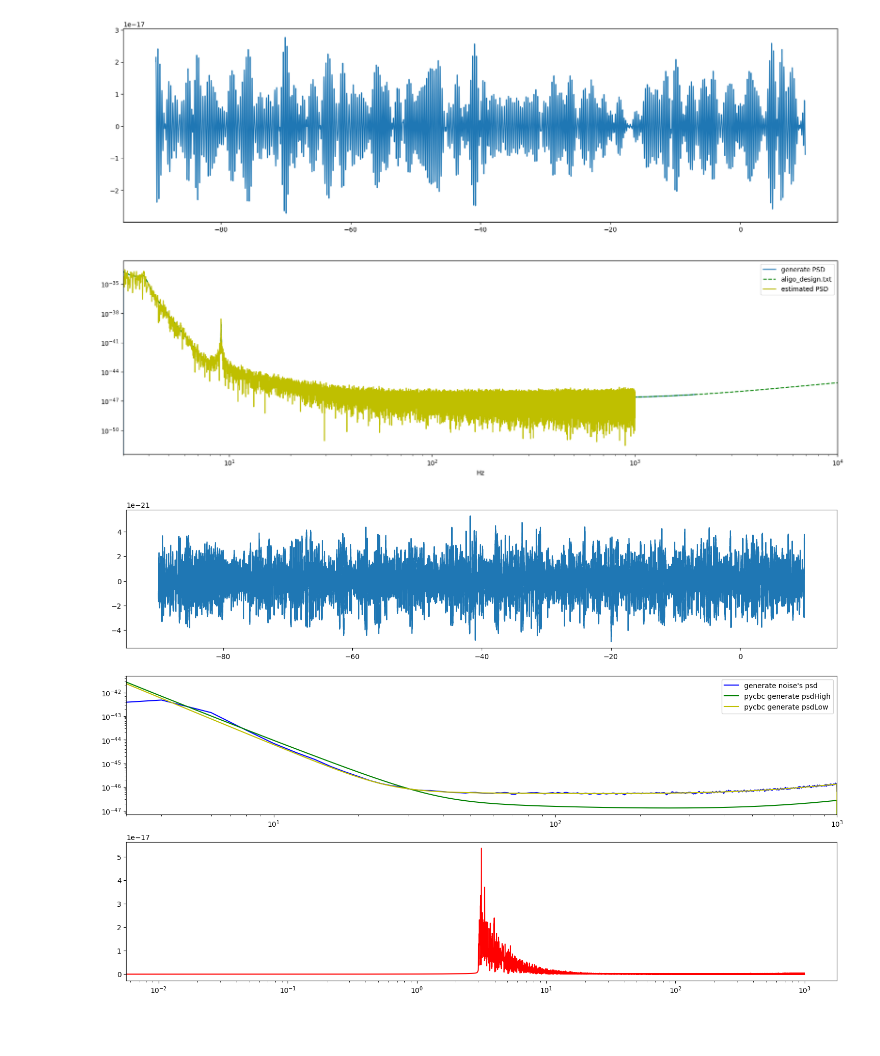
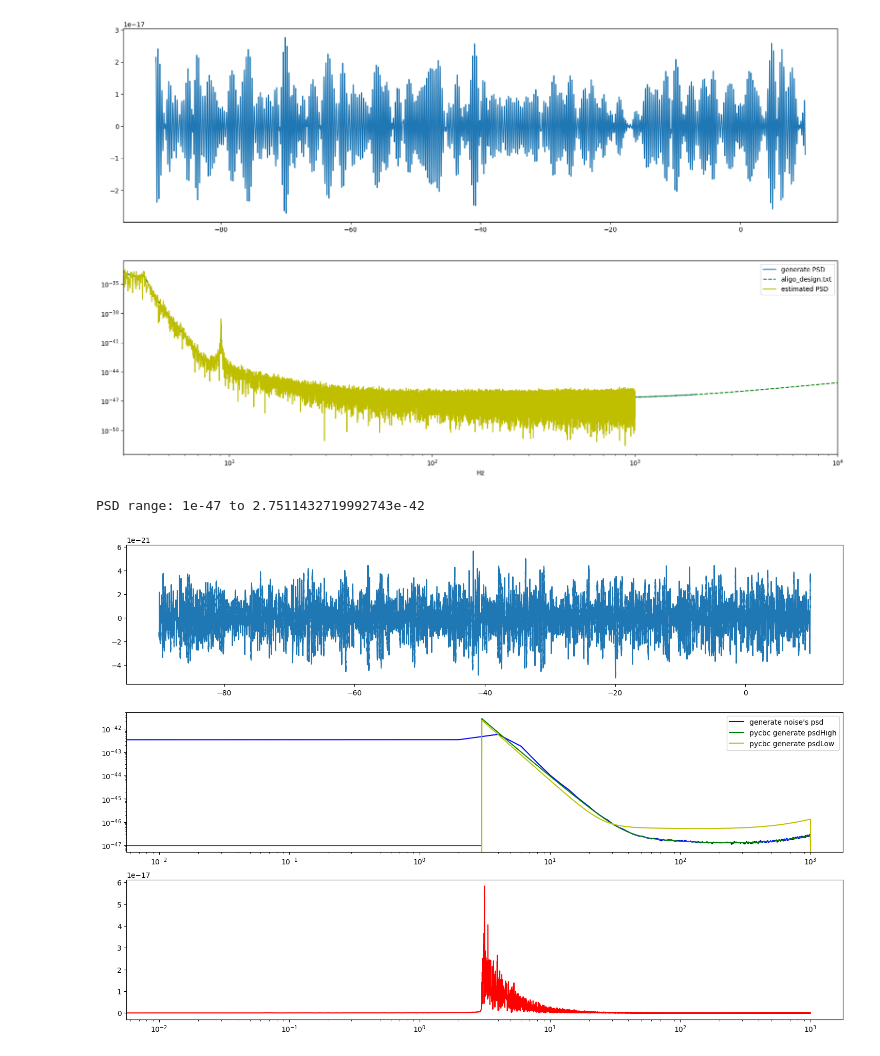
Before and after one commit to WeiQYU/PSO_change, a Jupyter notebook: PSO_change/generate_ligo/generate_signal_noise_data.ipynb, the cells around one changed output. Cells and saved outputs as stored; diff of their text form; code cells hidden in the pictures; blank space fills up the shorter version.

```diff
--- a/PSO_change/generate_ligo/generate_signal_noise_data.ipynb
+++ b/PSO_change/generate_ligo/generate_signal_noise_data.ipynb
@@ -220,44 +199,57 @@ import pycbc.psd
 import numpy as np
 from scipy.signal import welch
 
-# psd 参数
-flow = 3 # 最低频率为3Hz
-delta_f = 1.0 / 100 # 频率分辨率
+flow = 3  # 最低频率为3Hz
+delta_f = 1.0 / 100  # 频率分辨率
 nyq_freq = 1000
 flen = int(nyq_freq / delta_f) + 1
-# 生成两种PSD的两种方式
-psdHigh = pycbc.psd.aLIGOZeroDetHighPower(flen,delta_f,flow)
 
-psdLow = pycbc.psd.from_string('aLIGOZeroDetLowPower',flen,delta_f,flow)
+# 生成PSD
+psdHigh = pycbc.psd.aLIGOZeroDetHighPower(flen, delta_f, flow)
+
+# 设置最小阈值
+min_threshold = 1e-47  # 可以根据需要调整这个值
+psdHigh = pycbc.types.FrequencySeries(
+    np.maximum(psdHigh.data, min_threshold),
+    delta_f=psdHigh.delta_f,
+    epoch=psdHigh.epoch
+)
+
+# 使用.data访问底层数组
+print("PSD range:", np.min(psdHigh.data), "to", np.max(psdHigh.data))
+
+# 其余代码保持不变
+psdLow = pycbc.psd.from_string('aLIGOZeroDetLowPower', flen, delta_f, flow)
 # psd = psdHigh + psdLow
 # 噪声参数
 delta_t = 1.0 / 2000
 tsamples = 200000
 duration = tsamples * delta_t
 samples = tsamples / duration
 
-outNoise = pycbc.noise.noise_from_psd(tsamples,delta_t,psdLow,seed= 123)
+outNoise = pycbc.noise.noise_from_psd(tsamples,delta_t,psdHigh,seed= 123)
 freqs = np.fft.rfftfreq(len(outNoise),t[1]-t[0])
 
 f,pxx = welch(outNoise,fs = samples,nperseg=samples/2)
 f_noise = np.fft.rfft(outNoise)
 plt.figure(figsize=(18,12))
 plt.subplot(311)
 plt.plot(t,outNoise)
 
 plt.subplot(312)
 plt.plot(f,pxx,'b',label = "generate noise's psd")
 # plt.plot(freqs,psd,'r',label = "psd = psdHigh + psdLow")
 plt.plot(freqs,psdHigh,'g',label = "pycbc generate psdHigh")
 plt.plot(freqs,psdLow,'y',label = "pycbc generate psdLow")
 plt.yscale('log')
-plt.xlim(low_frequency_cutoff,nyq_freq)
+# plt.xlim(low_frequency_cutoff,nyq_freq)
 plt.legend()
 plt.xscale('log')
 plt.subplot(313)
 plt.plot(freqs,np.abs(f_noise),'r')
 plt.xscale('log')
 plt.show()
 savemat('noise.mat',{'noise':outNoise})
 # %% [output]
+PSD range: 1e-47 to 2.7511432719992743e-42
-[figure, old version]
+[figure, new version]
```
Also changed, not shown: parts of 15 cells of this notebook, 16 other files.
